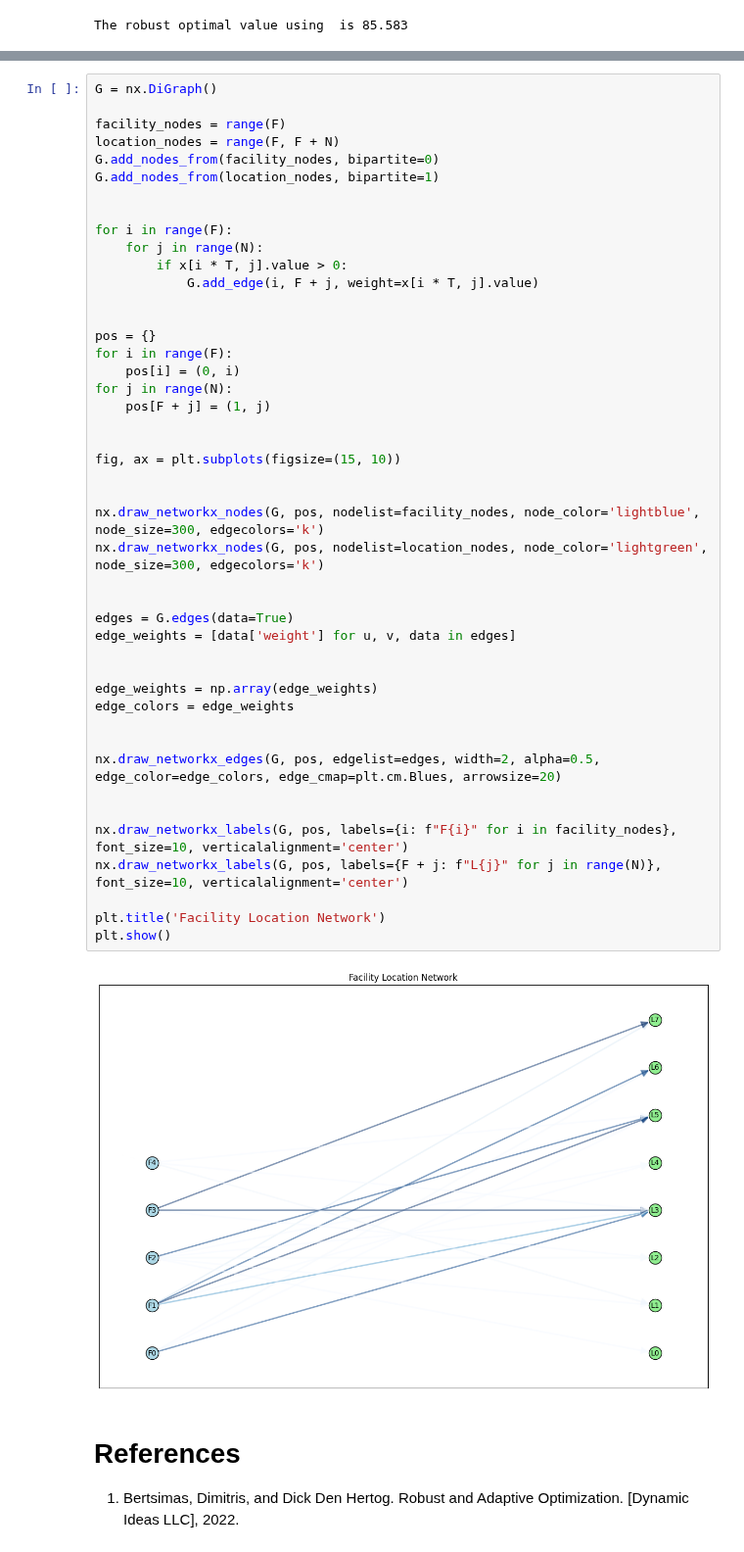
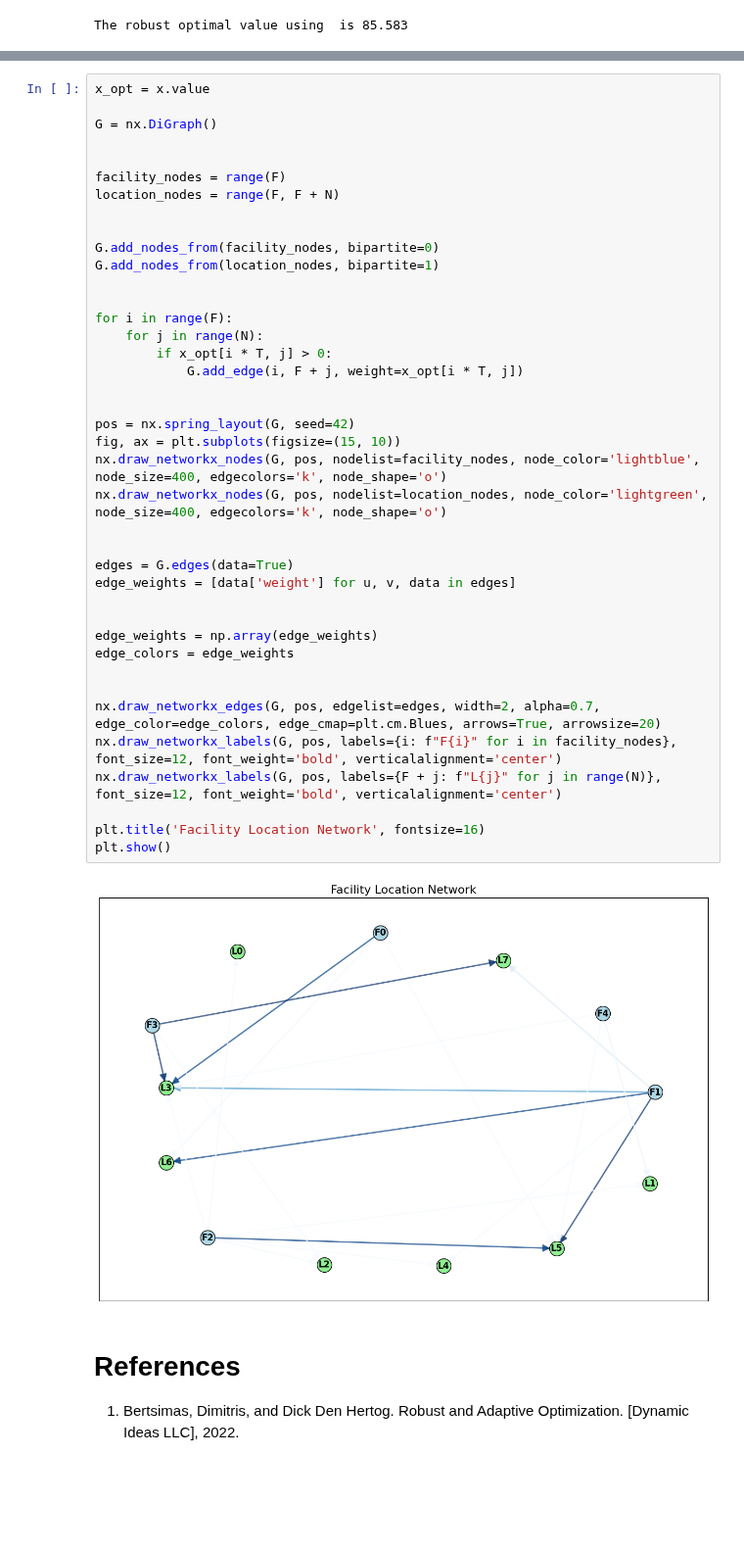
Before and after one commit to stellatogrp/lropt, a Jupyter notebook: docs/getting_started/robust_problems/robust_facility.ipynb, the cells around one changed output, grey strips where cells are left out. Shown at 98% size. Saved outputs shown, nothing was run; the diff lists cells and outputs as text; blank space fills up the shorter version.

```diff
--- a/docs/getting_started/robust_problems/robust_facility.ipynb
+++ b/docs/getting_started/robust_problems/robust_facility.ipynb
@@ -115,50 +143,45 @@ The robust optimal value using  is 85.583
 # %%
+x_opt = x.value
+
 G = nx.DiGraph()
+
 
 facility_nodes = range(F)
 location_nodes = range(F, F + N)
+
+
 G.add_nodes_from(facility_nodes, bipartite=0)
 G.add_nodes_from(location_nodes, bipartite=1)
 
 
 for i in range(F):
     for j in range(N):
-        if x[i * T, j].value > 0:
-            G.add_edge(i, F + j, weight=x[i * T, j].value)
+        if x_opt[i * T, j] > 0:
+            G.add_edge(i, F + j, weight=x_opt[i * T, j])
 
 
-pos = {}
-for i in range(F):
-    pos[i] = (0, i)
-for j in range(N):
-    pos[F + j] = (1, j)
-
-
+pos = nx.spring_layout(G, seed=42)
 fig, ax = plt.subplots(figsize=(15, 10))
-
-
-nx.draw_networkx_nodes(G, pos, nodelist=facility_nodes, node_color='lightblue', node_size=300, edgecolors='k')
-nx.draw_networkx_nodes(G, pos, nodelist=location_nodes, node_color='lightgreen', node_size=300, edgecolors='k')
+nx.draw_networkx_nodes(G, pos, nodelist=facility_nodes, node_color='lightblue', node_size=400, edgecolors='k', node_shape='o')
+nx.draw_networkx_nodes(G, pos, nodelist=location_nodes, node_color='lightgreen', node_size=400, edgecolors='k', node_shape='o')
 
 
 edges = G.edges(data=True)
 edge_weights = [data['weight'] for u, v, data in edges]
 
 
 edge_weights = np.array(edge_weights)
 edge_colors = edge_weights
 
 
-nx.draw_networkx_edges(G, pos, edgelist=edges, width=2, alpha=0.5, edge_color=edge_colors, edge_cmap=plt.cm.Blues, arrowsize=20)
+nx.draw_networkx_edges(G, pos, edgelist=edges, width=2, alpha=0.7, edge_color=edge_colors, edge_cmap=plt.cm.Blues, arrows=True, arrowsize=20)
+nx.draw_networkx_labels(G, pos, labels={i: f"F{i}" for i in facility_nodes}, font_size=12, font_weight='bold', verticalalignment='center')
+nx.draw_networkx_labels(G, pos, labels={F + j: f"L{j}" for j in range(N)}, font_size=12, font_weight='bold', verticalalignment='center')
 
-
-nx.draw_networkx_labels(G, pos, labels={i: f"F{i}" for i in facility_nodes}, font_size=10, verticalalignment='center')
-nx.draw_networkx_labels(G, pos, labels={F + j: f"L{j}" for j in range(N)}, font_size=10, verticalalignment='center')
-
-plt.title('Facility Location Network')
+plt.title('Facility Location Network', fontsize=16)
 plt.show()
 # %% [output]
-[figure, old version]
+[figure, new version]
 # %% [markdown]
 # References
 
```
Also changed, not shown: parts of 7 cells of this notebook, 5 other files.
